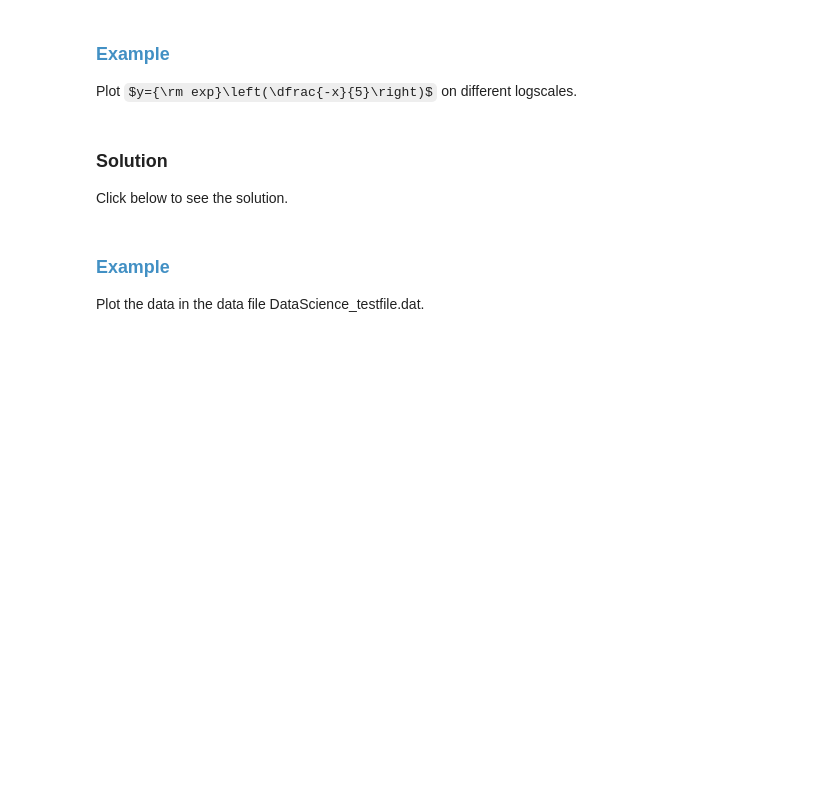
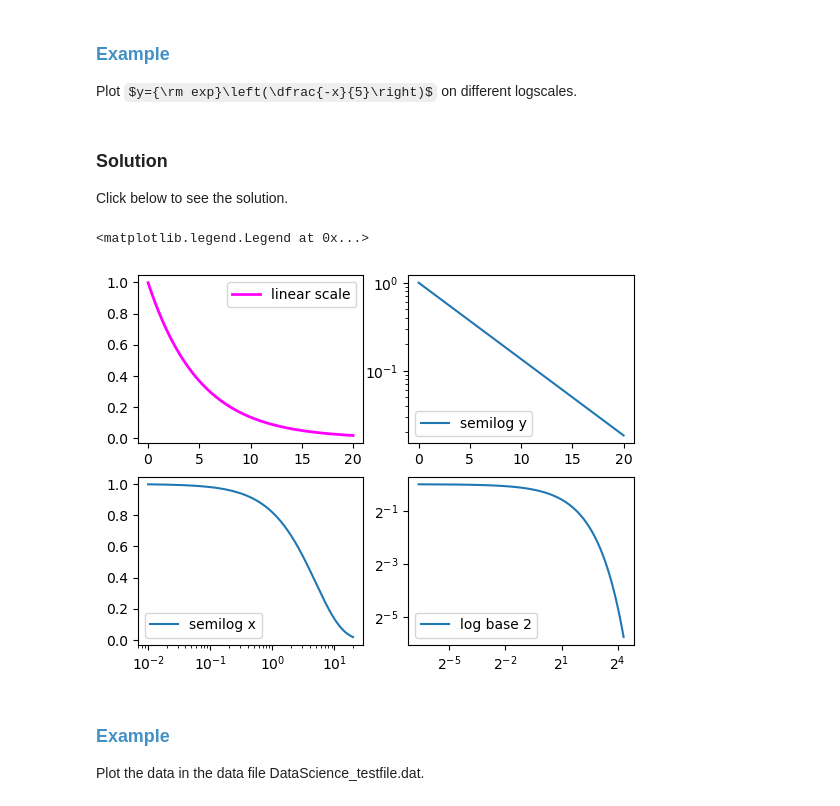
Before and after one commit to haleygomez/Data-Science-2024, a Jupyter notebook: blended_exercises/Chapter1/Chapter1.ipynb, the cells around one changed output. Saved outputs shown, nothing was run; the diff lists cells and outputs as text; code cells hidden in the pictures; some formulas as TeX source; blank space fills up the shorter version.

```diff
--- a/blended_exercises/Chapter1/Chapter1.ipynb
+++ b/blended_exercises/Chapter1/Chapter1.ipynb
@@ -880,19 +916,22 @@ Click below to see the solution.
 # %%
 plt.subplot(221) # makes a row=2 x column=2 grid of plots, 3rd number is index of each subplot 1-4
 plt.plot(t, func(t),c='magenta',lw=2,label='linear scale')
 plt.legend(loc='upper right')
 
 plt.subplot(222)
 plt.semilogy(t, func(t),label='semilog y')
 plt.legend(loc='lower left')
 
 plt.subplot(223)
 plt.semilogx(t, func(t),label = 'semilog x')
 plt.legend(loc='lower left')
 
 plt.subplot(224)
-plt.loglog(t,func(t),basex=2,label='log base 2')
+plt.loglog(t,func(t),base=2,label='log base 2')
 plt.legend(loc='lower left')
+# %% [output]
+<matplotlib.legend.Legend at 0x...>
+[figure, added]
 # %% [markdown]
 ### <font color=#4290C4>Example</font>
 
```
Also changed, not shown: parts of 14 cells of this notebook, 8 other files.
